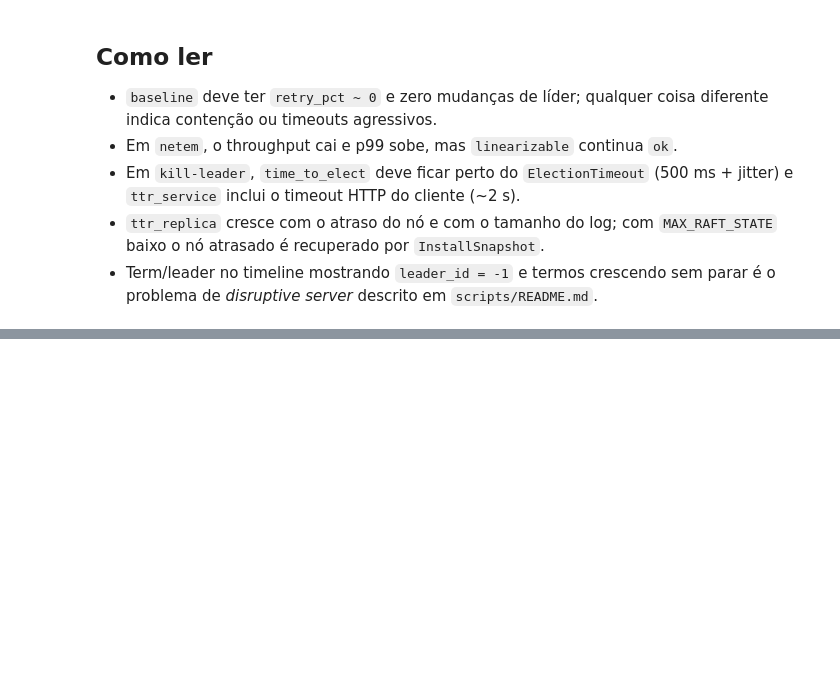
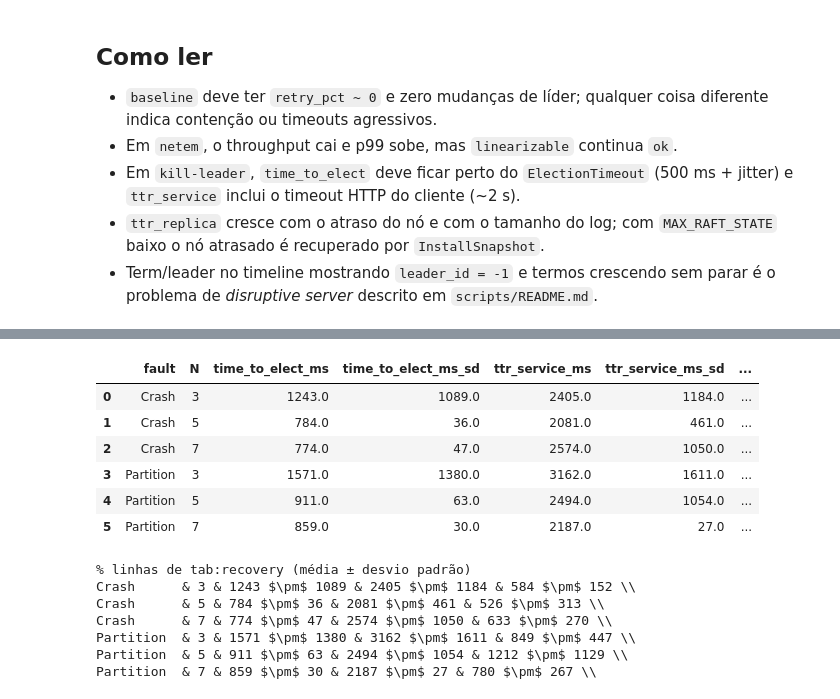
Before and after one commit to Everton-Colombo/6.824-labs, a Jupyter notebook: scripts/analysis.ipynb, the cells around one changed output, grey strips where cells are left out. Cells and saved outputs as stored; diff of their text form; code cells hidden in the pictures; blank space fills up the shorter version.

```diff
--- a/scripts/analysis.ipynb
+++ b/scripts/analysis.ipynb
@@ -225,0 +286,43 @@ seed 1: fault at 0 s (dashed), heal at 3.0 s (dotted)
+# %%
+# tab:recovery — tempo de recuperação: média ± desvio padrão por seed
+TTR_COLS = ["time_to_elect_ms", "ttr_service_ms", "ttr_replica_ms"]
+
+FAULT_SPECS = [
+    ("Crash", 3, "kill-leader-n3"),
+    ("Crash", 5, "kill-leader-n5"),
+    ("Crash", 7, "kill-leader-n7"),
+    ("Partition", 3, "partition-n3"),
+    ("Partition", 5, "partition-n5"),
+    ("Partition", 7, "partition-n7"),
+]
+
+rows = []
+for fault, n, e in FAULT_SPECS:
+    g = ttr[ttr["experiment"] == e]
+    row = {"fault": fault, "N": n}
+    for c in TTR_COLS:
+        row[c] = g[c].mean()
+        row[c + "_sd"] = g[c].std(ddof=1)   # amostral, como no relatório
+    rows.append(row)
+rec = pd.DataFrame(rows)
+
+display(rec.round(0))
+print("% linhas de tab:recovery (média ± desvio padrão)")
+for _, r in rec.iterrows():
+    cells = " & ".join(f"{r[c]:.0f} $\\pm$ {r[c + '_sd']:.0f}" for c in TTR_COLS)
+    print(f"{r['fault']:10s} & {r['N']} & {cells} \\\\")
+# %% [output]
+|  | fault | N | time_to_elect_ms | time_to_elect_ms_sd | ttr_service_ms | ttr_service_ms_sd | ... |
+| 0 | Crash | 3 | 1243.0 | 1089.0 | 2405.0 | 1184.0 | ... |
+| 1 | Crash | 5 | 784.0 | 36.0 | 2081.0 | 461.0 | ... |
+| 2 | Crash | 7 | 774.0 | 47.0 | 2574.0 | 1050.0 | ... |
+| 3 | Partition | 3 | 1571.0 | 1380.0 | 3162.0 | 1611.0 | ... |
+| 4 | Partition | 5 | 911.0 | 63.0 | 2494.0 | 1054.0 | ... |
+| 5 | Partition | 7 | 859.0 | 30.0 | 2187.0 | 27.0 | ... |
+% linhas de tab:recovery (média ± desvio padrão)
+Crash      & 3 & 1243 $\pm$ 1089 & 2405 $\pm$ 1184 & 584 $\pm$ 152 \\
+Crash      & 5 & 784 $\pm$ 36 & 2081 $\pm$ 461 & 526 $\pm$ 313 \\
+Crash      & 7 & 774 $\pm$ 47 & 2574 $\pm$ 1050 & 633 $\pm$ 270 \\
+Partition  & 3 & 1571 $\pm$ 1380 & 3162 $\pm$ 1611 & 849 $\pm$ 447 \\
+Partition  & 5 & 911 $\pm$ 63 & 2494 $\pm$ 1054 & 1212 $\pm$ 1129 \\
+Partition  & 7 & 859 $\pm$ 30 & 2187 $\pm$ 27 & 780 $\pm$ 267 \\
```
Also changed, not shown: parts of 7 cells of this notebook, 1 other file.
